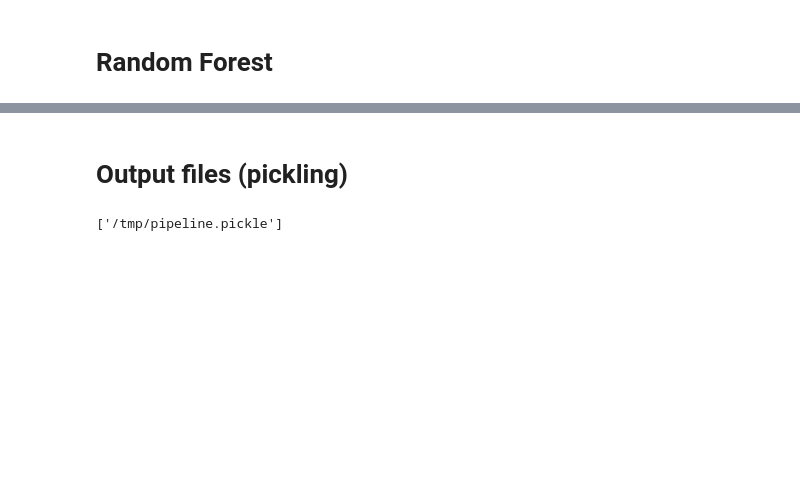
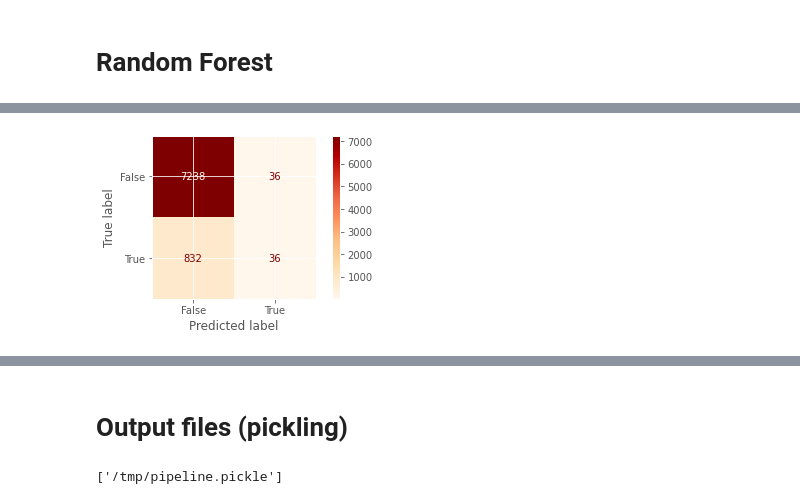
Before and after one commit to ypandya4/hazel_bazel_hospital_DS_project, a Jupyter notebook: Random Forest for initial deployment.ipynb, the cells around one changed output, grey strips where cells are left out. Saved outputs shown, nothing was run; the diff lists cells and outputs as text; code cells hidden in the pictures; blank space fills up the shorter version.

```diff
--- a/Random Forest for initial deployment.ipynb
+++ b/Random Forest for initial deployment.ipynb
@@ -364,0 +430,5 @@ plt.show()
+# %%
+min_index = [i for i, prec in enumerate(precision) if prec >= 0.5][0]
+threshold_rq = thresholds[min_index]
+# %%
+y_pred = (y_pred_probas >= threshold_rq)
@@ -364,0 +445,6 @@ plt.show()
+# %%
+cm = confusion_matrix(y_true=y_test, y_pred=y_pred, labels = pipeline.classes_)
+disp = ConfusionMatrixDisplay(confusion_matrix=cm, display_labels=pipeline.classes_)
+disp.plot(cmap="OrRd");
+# %% [output]
+[figure, added]
```
Also changed, not shown: parts of 32 cells of this notebook, 4 other files.
